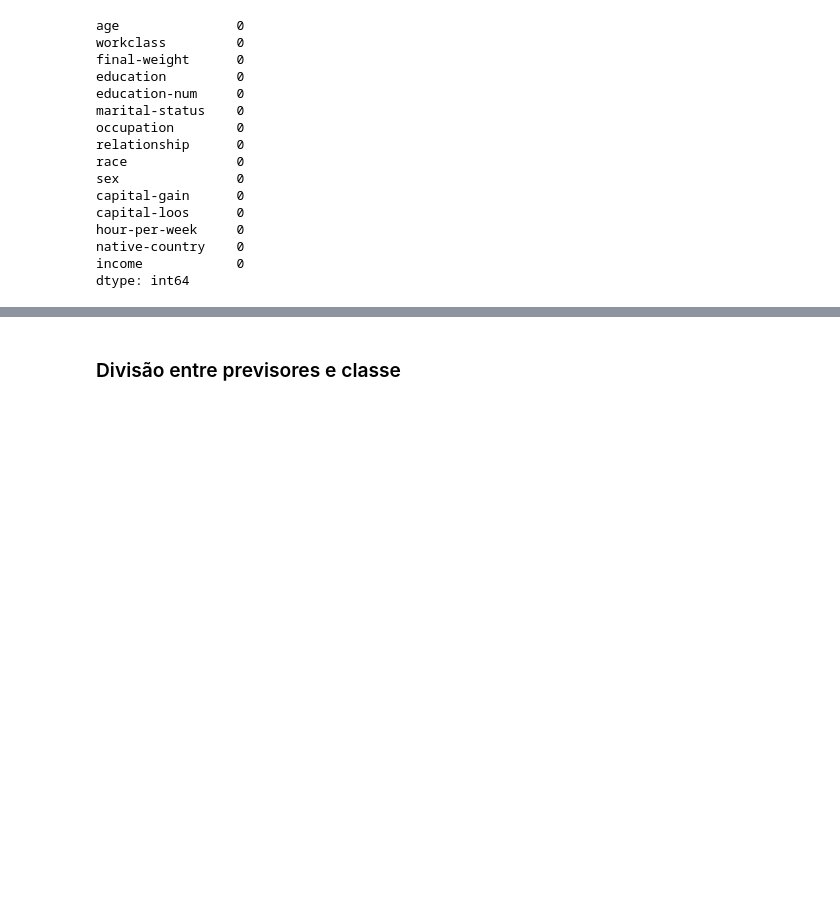
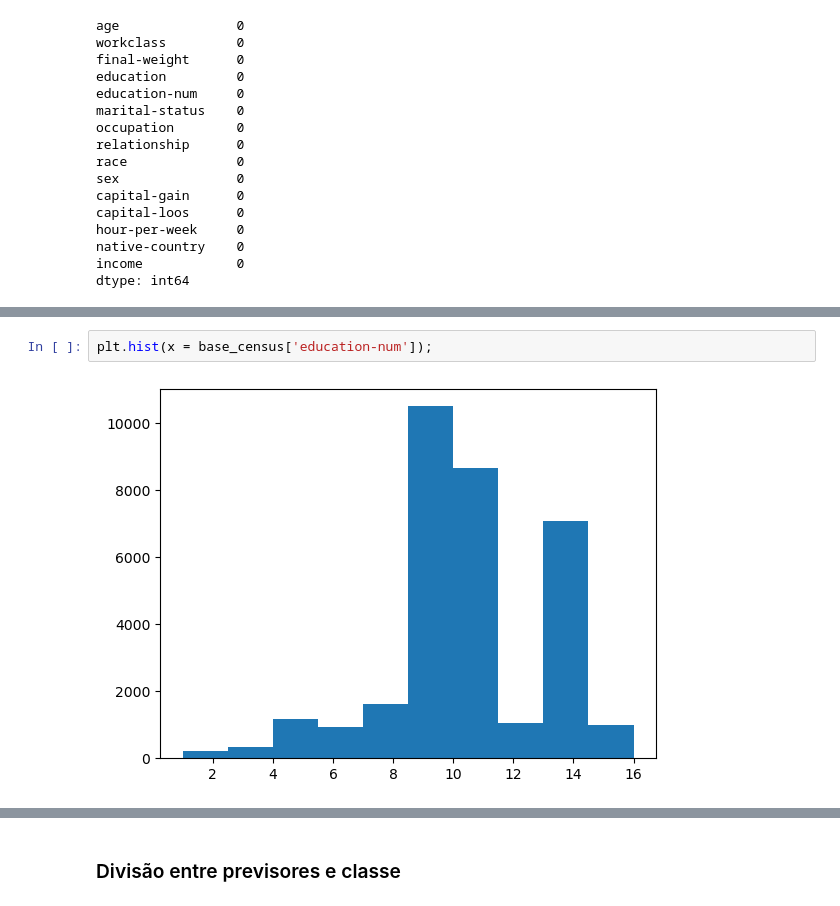
Before and after one commit to httpsdfaa/science-data-studies, a Jupyter notebook: machine-learning-az/machine_learning_course/pre-processing/census_data.ipynb, the cells around one changed output, grey strips where cells are left out. Drawn from its saved outputs; the diff is of its cells as text; blank space fills up the shorter version.

```diff
--- a/machine-learning-az/machine_learning_course/pre-processing/census_data.ipynb
+++ b/machine-learning-az/machine_learning_course/pre-processing/census_data.ipynb
@@ -66,0 +84,4 @@ dtype: int64
+# %%
+plt.hist(x = base_census['education-num']);
+# %% [output]
+[figure, added]
```
Also changed, not shown: parts of 10 cells of this notebook, 1 other file.
